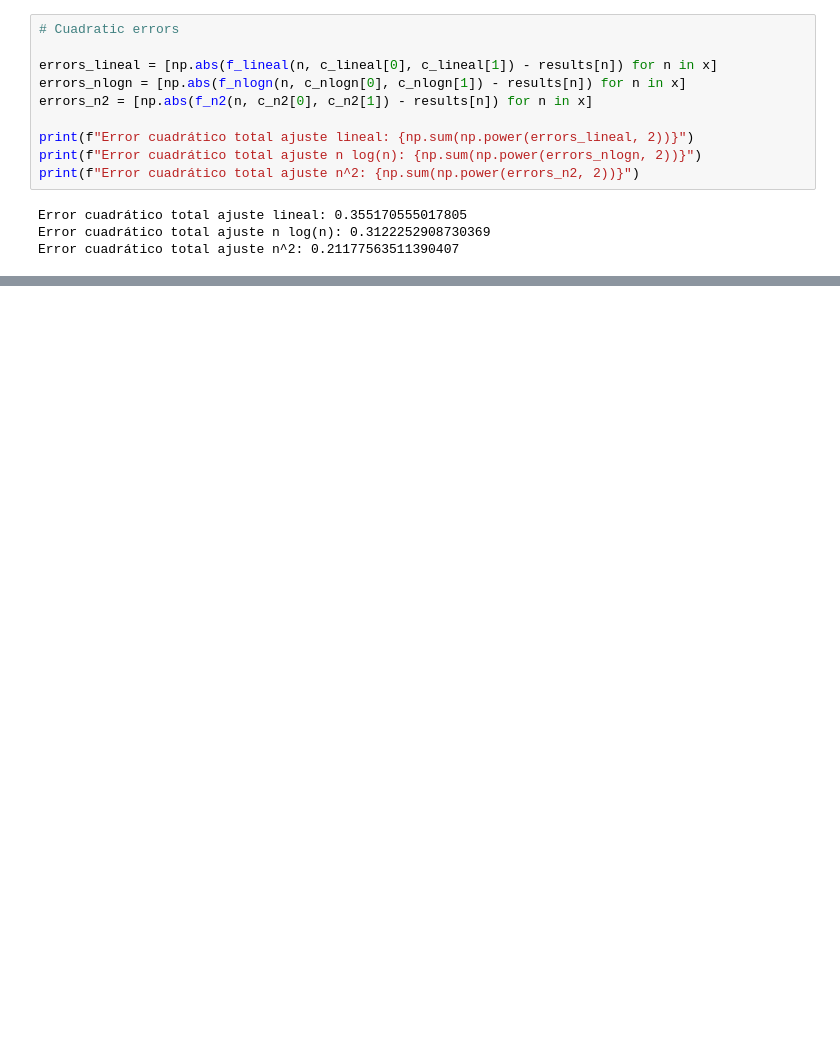
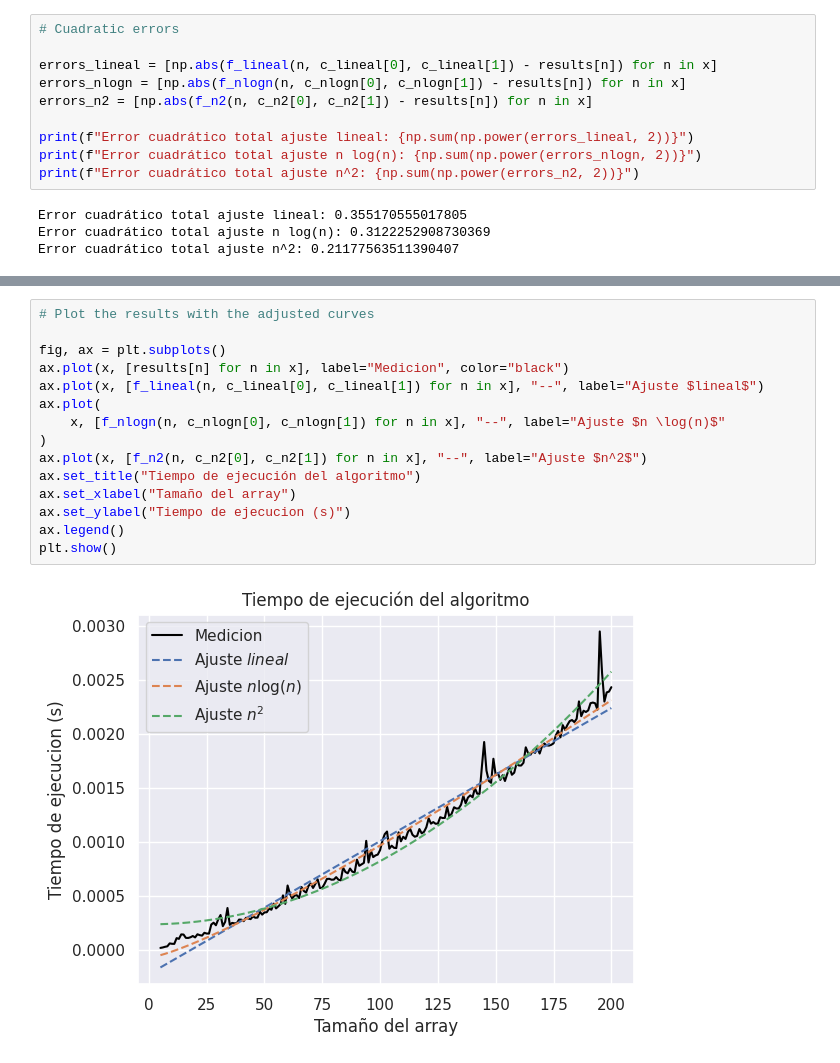
Before and after one commit to VickyA5/TP-Programacion-Dinamica, a Jupyter notebook: analisis.ipynb, the cells around one changed output, grey strips where cells are left out. Cells and saved outputs as stored; diff of their text form; blank space fills up the shorter version.

```diff
--- a/analisis.ipynb
+++ b/analisis.ipynb
@@ -148,0 +254,17 @@ Error cuadrático total ajuste n^2: 0.21177563511390407
+# %%
+# Plot the results with the adjusted curves
+
+fig, ax = plt.subplots()
+ax.plot(x, [results[n] for n in x], label="Medicion", color="black")
+ax.plot(x, [f_lineal(n, c_lineal[0], c_lineal[1]) for n in x], "--", label="Ajuste $lineal$")
+ax.plot(
+    x, [f_nlogn(n, c_nlogn[0], c_nlogn[1]) for n in x], "--", label="Ajuste $n \log(n)$"
+)
+ax.plot(x, [f_n2(n, c_n2[0], c_n2[1]) for n in x], "--", label="Ajuste $n^2$")
+ax.set_title("Tiempo de ejecución del algoritmo")
+ax.set_xlabel("Tamaño del array")
+ax.set_ylabel("Tiempo de ejecucion (s)")
+ax.legend()
+plt.show()
+# %% [output]
+[figure, added]
```
Also changed, not shown: parts of 12 cells of this notebook.
